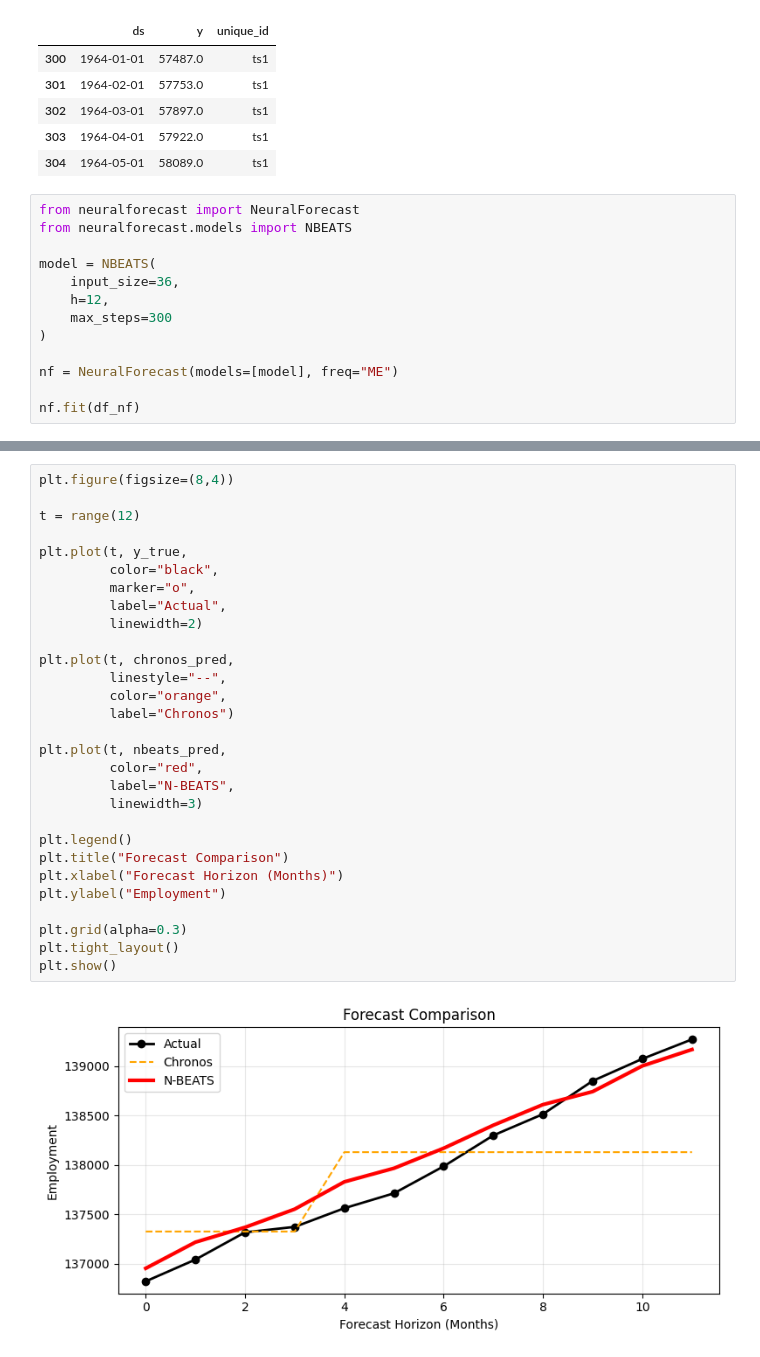
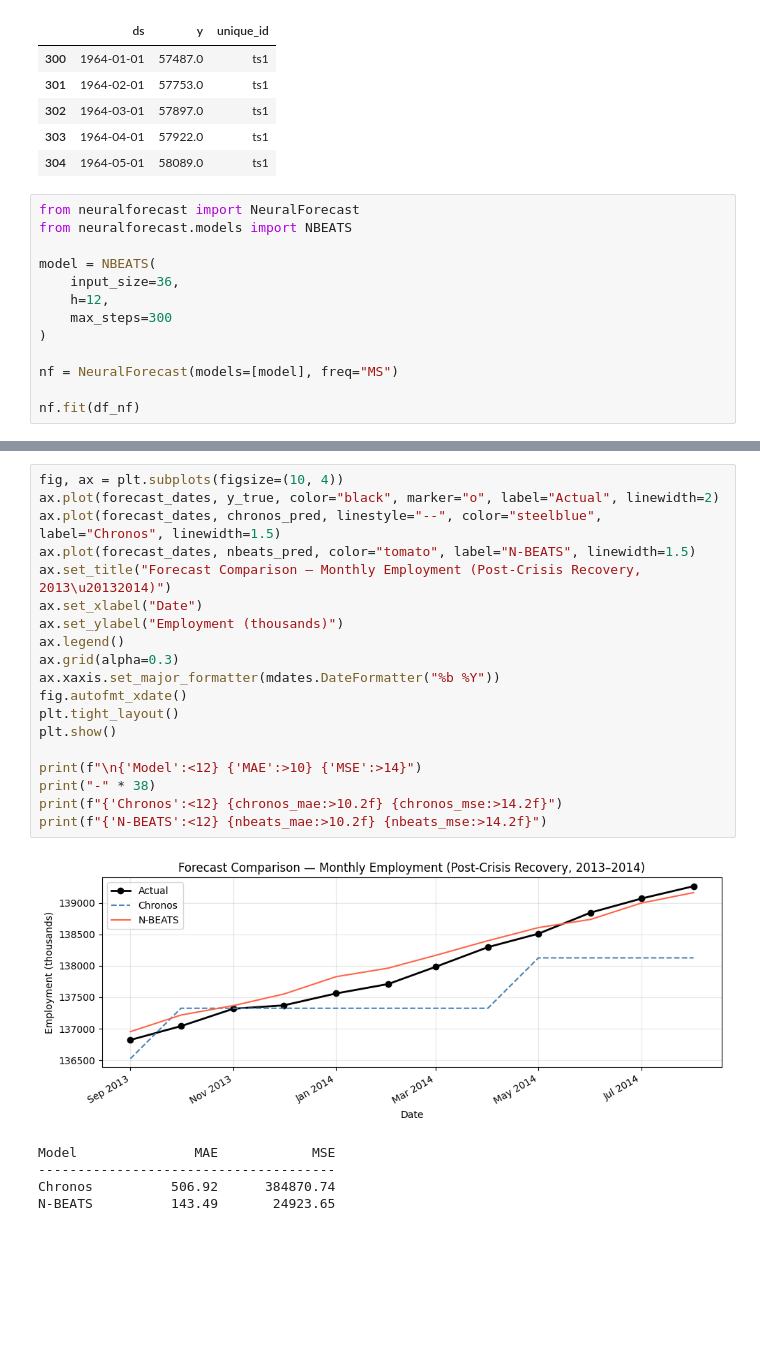
Before and after one commit to arsheyagourav/macro-ts-datasets, a Jupyter notebook: notebooks/model_experiments.ipynb, the cells around one changed output, grey strips where cells are left out. Cells and saved outputs as stored; diff of their text form; blank space fills up the shorter version.

```diff
--- a/notebooks/model_experiments.ipynb
+++ b/notebooks/model_experiments.ipynb
@@ -117,7 +148,7 @@ model = NBEATS(
     max_steps=300
 )
 
-nf = NeuralForecast(models=[model], freq="ME")
+nf = NeuralForecast(models=[model], freq="MS")
 
 nf.fit(df_nf)
 # %% [output]
@@ -165,31 +197,25 @@ N-BEATS MAE: 143.48828125
-# %%
-plt.figure(figsize=(8,4))
-
-t = range(12)
-
-plt.plot(t, y_true,
-         color="black",
-         marker="o",
-         label="Actual",
-         linewidth=2)
-
-plt.plot(t, chronos_pred,
-         linestyle="--",
-         color="orange",
-         label="Chronos")
-
-plt.plot(t, nbeats_pred,
-         color="red",
-         label="N-BEATS",
-         linewidth=3)
-
-plt.legend()
-plt.title("Forecast Comparison")
-plt.xlabel("Forecast Horizon (Months)")
-plt.ylabel("Employment")
-
-plt.grid(alpha=0.3)
-plt.tight_layout()
-plt.show()
-# %% [output]
-[figure, removed]
+# %%
+fig, ax = plt.subplots(figsize=(10, 4))
+ax.plot(forecast_dates, y_true, color="black", marker="o", label="Actual", linewidth=2)
+ax.plot(forecast_dates, chronos_pred, linestyle="--", color="steelblue", label="Chronos", linewidth=1.5)
+ax.plot(forecast_dates, nbeats_pred, color="tomato", label="N-BEATS", linewidth=1.5)
+ax.set_title("Forecast Comparison — Monthly Employment (Post-Crisis Recovery, 2013\u20132014)")
+ax.set_xlabel("Date")
+ax.set_ylabel("Employment (thousands)")
+ax.legend()
+ax.grid(alpha=0.3)
+ax.xaxis.set_major_formatter(mdates.DateFormatter("%b %Y"))
+fig.autofmt_xdate()
+plt.tight_layout()
+plt.show()
+
+print(f"\n{'Model':<12} {'MAE':>10} {'MSE':>14}")
+print("-" * 38)
+print(f"{'Chronos':<12} {chronos_mae:>10.2f} {chronos_mse:>14.2f}")
+print(f"{'N-BEATS':<12} {nbeats_mae:>10.2f} {nbeats_mse:>14.2f}")
+# %% [output]
+[figure, added]
+Model               MAE            MSE
+--------------------------------------
+Chronos          506.92      384870.74
+N-BEATS          143.49       24923.65
```
Also changed, not shown: parts of 10 cells of this notebook, 2 other files.
